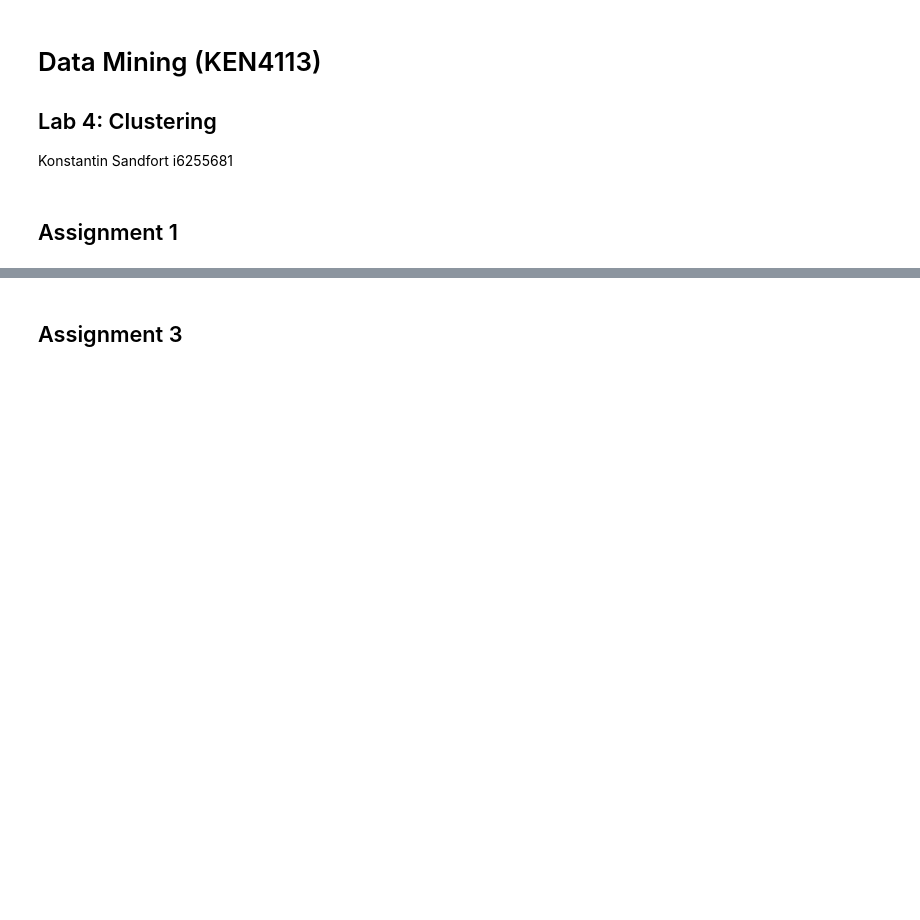
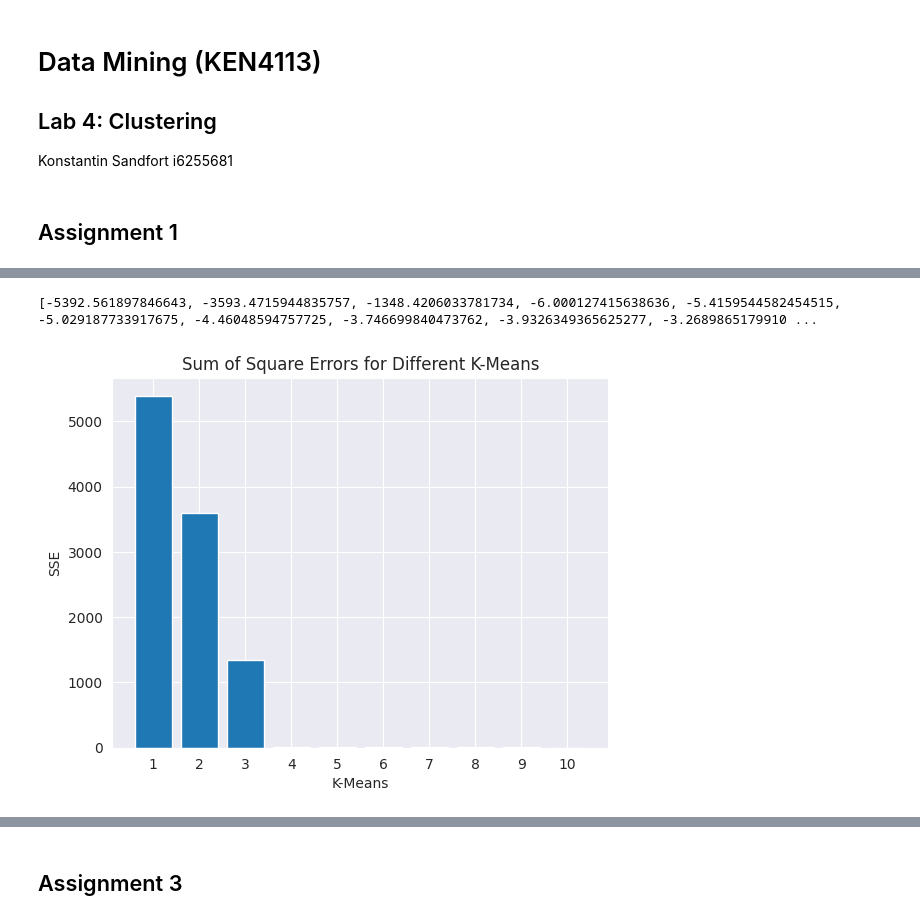
Before and after one commit to KSandfort/data_mining_course, a Jupyter notebook: lab4/lab4.ipynb, the cells around one changed output, grey strips where cells are left out. Drawn from its saved outputs; the diff is of its cells as text; code cells hidden in the pictures; blank space fills up the shorter version.

```diff
--- a/lab4/lab4.ipynb
+++ b/lab4/lab4.ipynb
@@ -92,0 +100,22 @@ Text(0, 0.5, 'SSE')
+# %%
+# (d) Calculate SSE for new blobs
+scores = []
+for i in range(10):
+    # Define k
+    k = i+1
+    # Fit model
+    clusters = KMeans(n_clusters=k, random_state=None, n_init="auto").fit(X)
+    y_kmeans = clusters.predict(X)
+    # Retrieve scores (SSE)
+    scores.append(clusters.score(X))
+
+plt.bar(x_labels, np.abs(scores))
+plt.title('Sum of Square Errors for Different K-Means')
+plt.xlabel('K-Means')
+plt.ylabel('SSE')
+
+# Print scores because values are no
+print(scores)
+# %% [output]
+[-5392.561897846643, -3593.4715944835757, -1348.4206033781734, -6.000127415638636, -5.4159544582454515, -5.029187733917675, -4.46048594757725, -3.746699840473762, -3.9326349365625277, -3.2689865179910 ...
+[figure, added]
```
Also changed, not shown: parts of 18 cells of this notebook.
